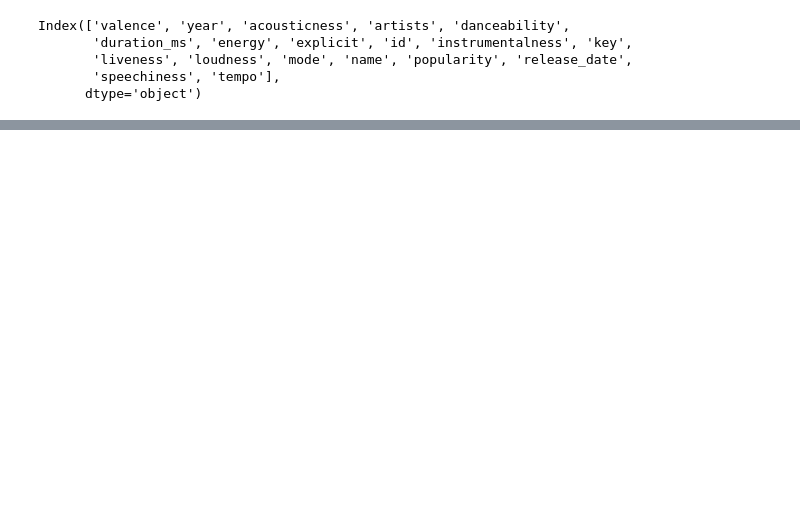
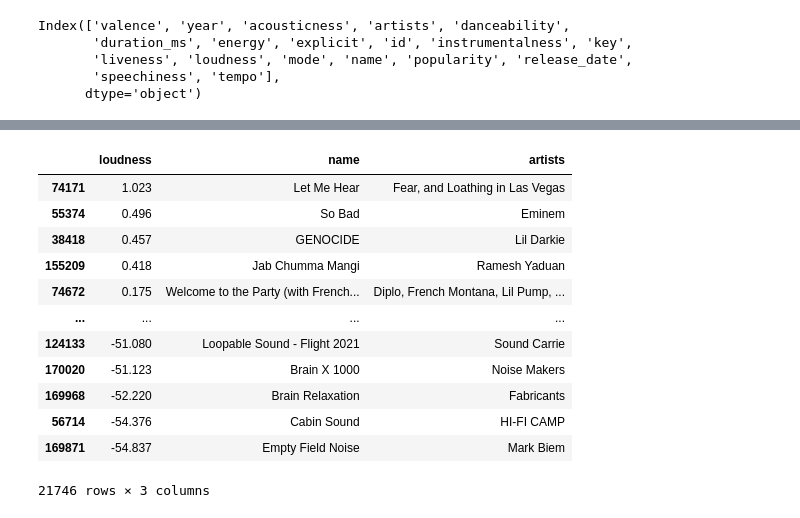
Before and after one commit to CupOfGeo/MusicModel, a Jupyter notebook: Dev.ipynb, the cells around one changed output, grey strips where cells are left out. Saved outputs shown, nothing was run; the diff lists cells and outputs as text; code cells hidden in the pictures; blank space fills up the shorter version.

```diff
--- a/Dev.ipynb
+++ b/Dev.ipynb
@@ -73,0 +82,16 @@ Name: Type 2, Length: 800, dtype: object
+# %%
+filtered_df[['loudness', 'name', 'artists']].sort_values('loudness', ascending=False)
+# %% [output]
+|  | loudness | name | artists |
+| 74171 | 1.023 | Let Me Hear | Fear, and Loathing in Las Vegas |
+| 55374 | 0.496 | So Bad | Eminem |
+| 38418 | 0.457 | GENOCIDE | Lil Darkie |
+| 155209 | 0.418 | Jab Chumma Mangi | Ramesh Yaduan |
+| 74672 | 0.175 | Welcome to the Party (with French... | Diplo, French Montana, Lil Pump, ... |
+| ... | ... | ... | ... |
+| 124133 | -51.080 | Loopable Sound - Flight 2021 | Sound Carrie |
+| 170020 | -51.123 | Brain X 1000 | Noise Makers |
+| 169968 | -52.220 | Brain Relaxation | Fabricants |
+| 56714 | -54.376 | Cabin Sound | HI-FI CAMP |
+| 169871 | -54.837 | Empty Field Noise | Mark Biem |
+21746 rows × 3 columns
```
Also changed, not shown: parts of 5 cells of this notebook, 3 other files.
